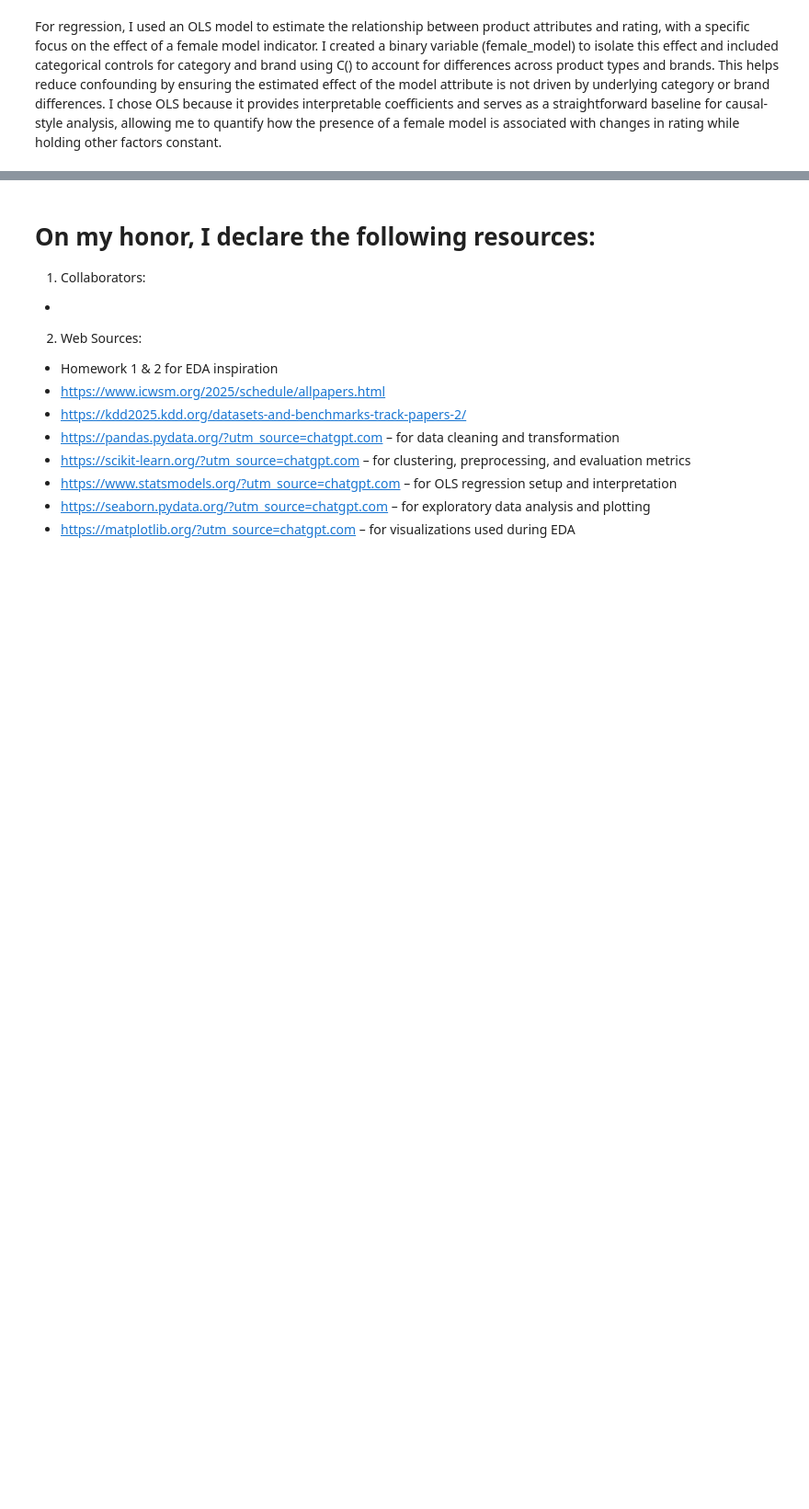
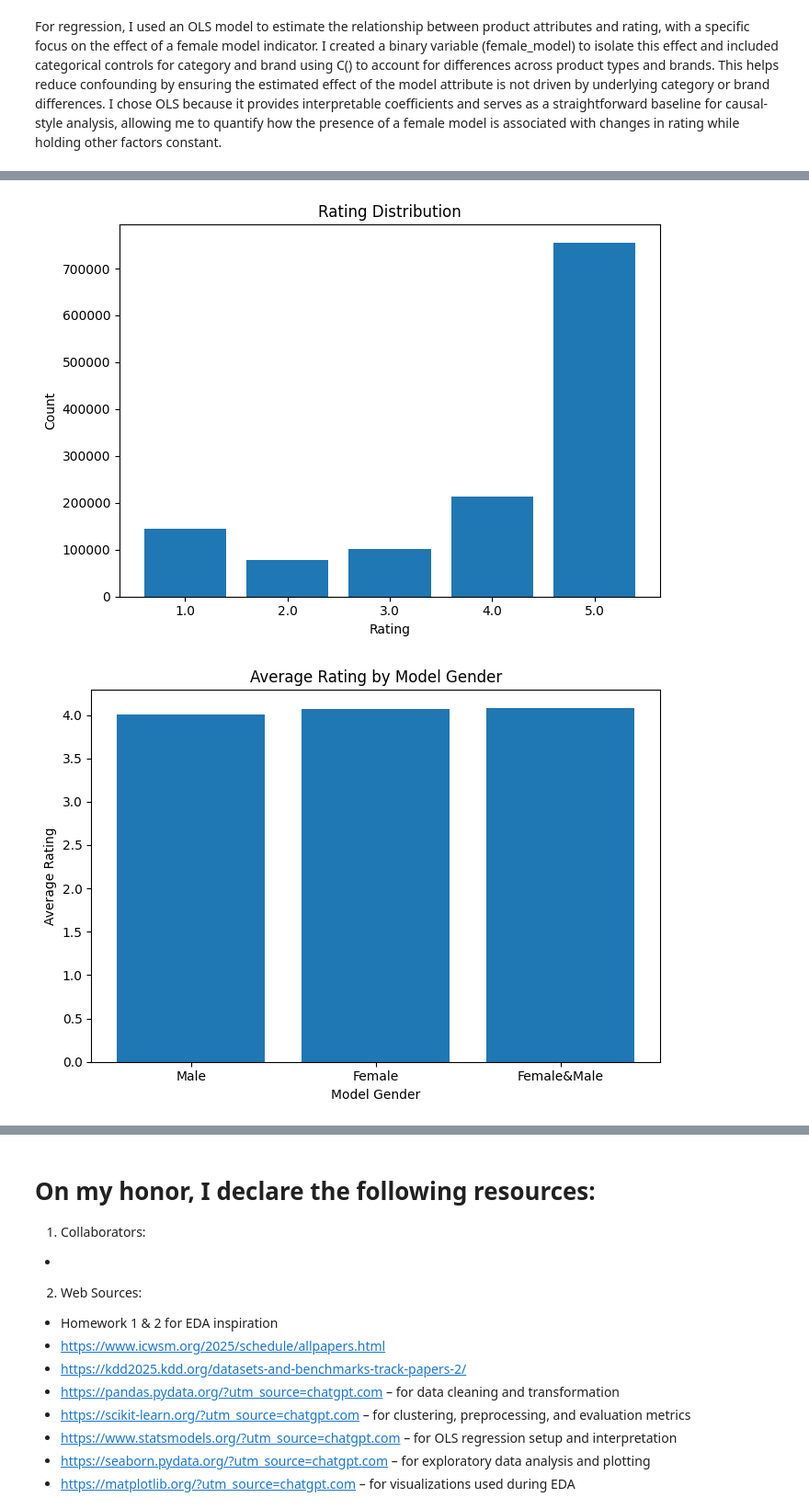
Before and after one commit to lejonathan24/CSCE676-Project, a Jupyter notebook: 129002924_Project.ipynb, the cells around one changed output, grey strips where cells are left out. Shown at 92% size. Saved outputs shown, nothing was run; the diff lists cells and outputs as text; code cells hidden in the pictures; blank space fills up the shorter version.

```diff
--- a/129002924_Project.ipynb
+++ b/129002924_Project.ipynb
@@ -982,0 +1184,38 @@ Notes:
+# %%
+import matplotlib.pyplot as plt
+
+# -----------------------------
+# Graph 1: Rating distribution
+# -----------------------------
+plt.figure(figsize=(7,5))
+plt.bar(rating_counts["rating"].astype(str), rating_counts["count"])
+plt.title("Rating Distribution")
+plt.xlabel("Rating")
+plt.ylabel("Count")
+plt.tight_layout()
+plt.show()
+
+# -----------------------------
+# Graph 2: Mean rating by model gender
+# -----------------------------
+plt.figure(figsize=(7,5))
+plt.bar(mean_rating_by_gender["model_attr"], mean_rating_by_gender["mean_rating"])
+plt.title("Average Rating by Model Gender")
+plt.xlabel("Model Gender")
+plt.ylabel("Average Rating")
+plt.tight_layout()
+plt.show()
+
+# -----------------------------
+# Graph 3: 5-star rate by model gender
+# -----------------------------
+plt.figure(figsize=(7,5))
+plt.bar(five_star_rate_by_gender["model_attr"], five_star_rate_by_gender["five_star_rate"])
+plt.title("5-Star Rate by Model Gender")
+plt.xlabel("Model Gender")
+plt.ylabel("Proportion of 5-Star Ratings")
+plt.tight_layout()
+plt.show()
+# %% [output]
+[figure, added]
+[figure, added]
```
Also changed, not shown: parts of 57 cells of this notebook.
